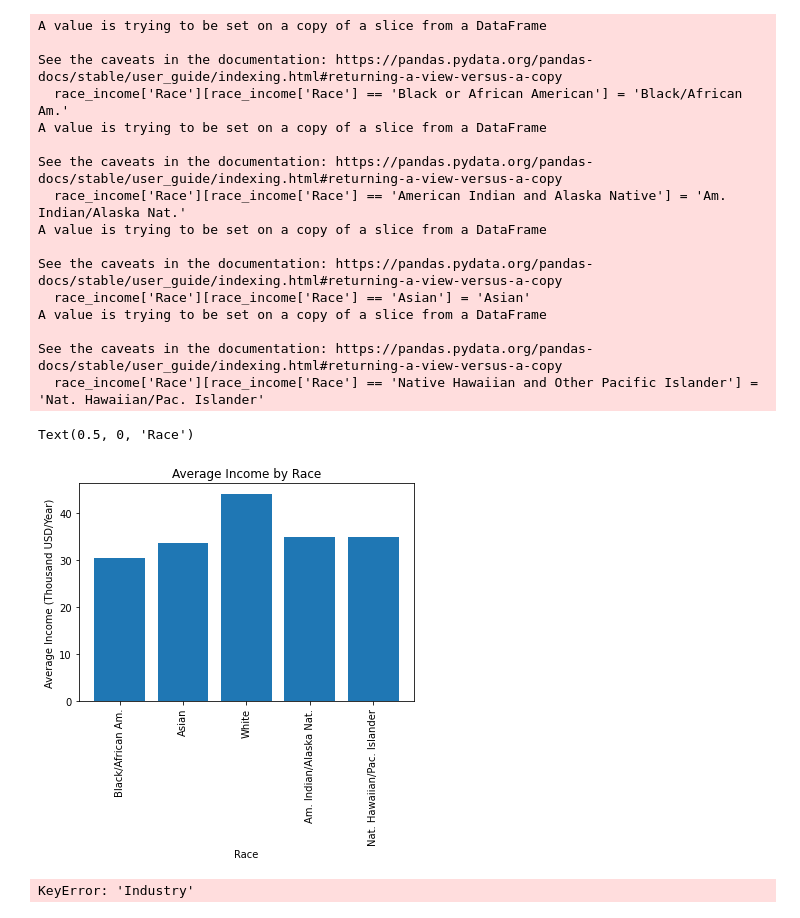
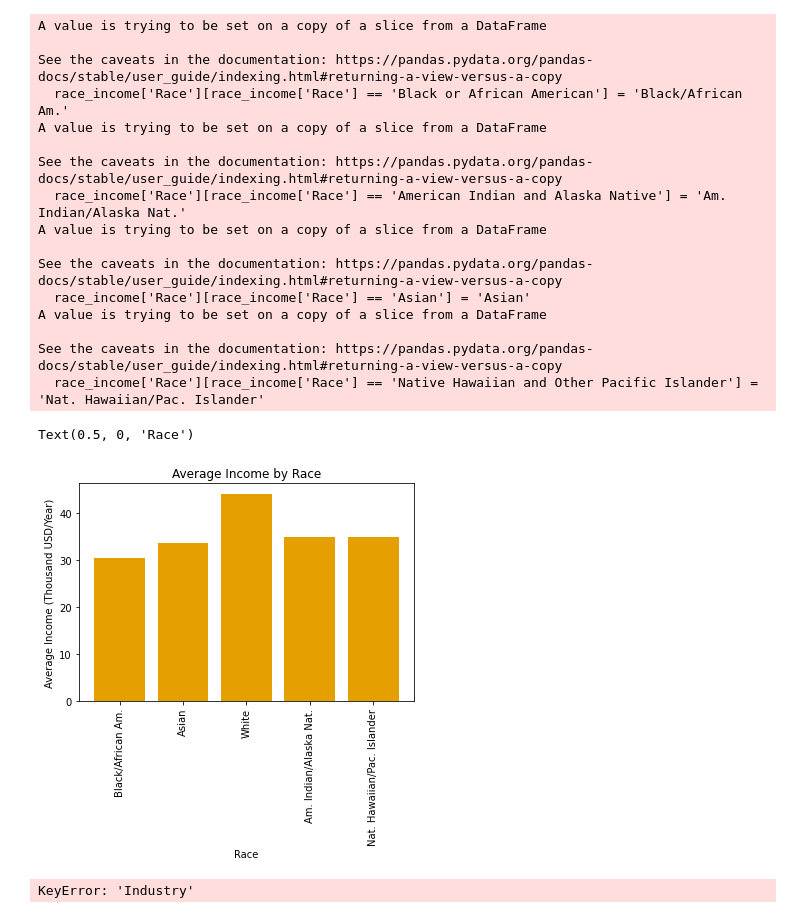
Before and after one commit to jackrlynn3/pandas-census-grp-5, a Jupyter notebook: visualizations.ipynb, the cells around one changed output. Drawn from its saved outputs; the diff is of its cells as text; code cells hidden in the pictures.

Commit message:
Finished race graphs

```diff
--- a/visualizations.ipynb
+++ b/visualizations.ipynb
@@ -234,35 +242,35 @@ race_income['Race'][race_income['Race'] == 'American Indian and Alaska Native']
 race_income['Race'][race_income['Race'] == 'Asian'] = 'Asian'
 race_income['Race'][race_income['Race'] == 'Native Hawaiian and Other Pacific Islander'] = 'Nat. Hawaiian/Pac. Islander'
 
 # Get only necessary columns
 race_income = race_income[['Race', 'EmployeeCt', 'AnnualPayrollInThousands']]
 race_income['AvgSalary'] = race_income['AnnualPayrollInThousands'] / race_income['EmployeeCt']
 fig, ax = plt.subplots()
 labels = np.arange(len(race_income['Race']))
-p6 = ax.bar(race_income['Race'], race_income['AvgSalary'])
+p6 = ax.bar(race_income['Race'], race_income['AvgSalary'], color='#E69F00')
 ax.set_xticks(labels, labels=(list(race_income['Race'])), rotation=90)
 ax.set_title('Average Income by Race')
 ax.set_ylabel('Average Income (Thousand USD/Year)')
 ax.set_xlabel('Race')
 # %% [output]
 A value is trying to be set on a copy of a slice from a DataFrame
 
 See the caveats in the documentation: https://pandas.pydata.org/pandas-docs/stable/user_guide/indexing.html#returning-a-view-versus-a-copy
   race_income['Race'][race_income['Race'] == 'Black or African American'] = 'Black/African Am.'
 A value is trying to be set on a copy of a slice from a DataFrame
 
 See the caveats in the documentation: https://pandas.pydata.org/pandas-docs/stable/user_guide/indexing.html#returning-a-view-versus-a-copy
   race_income['Race'][race_income['Race'] == 'American Indian and Alaska Native'] = 'Am. Indian/Alaska Nat.'
 A value is trying to be set on a copy of a slice from a DataFrame
 
 See the caveats in the documentation: https://pandas.pydata.org/pandas-docs/stable/user_guide/indexing.html#returning-a-view-versus-a-copy
   race_income['Race'][race_income['Race'] == 'Asian'] = 'Asian'
 A value is trying to be set on a copy of a slice from a DataFrame
 
 See the caveats in the documentation: https://pandas.pydata.org/pandas-docs/stable/user_guide/indexing.html#returning-a-view-versus-a-copy
   race_income['Race'][race_income['Race'] == 'Native Hawaiian and Other Pacific Islander'] = 'Nat. Hawaiian/Pac. Islander'
 Text(0.5, 0, 'Race')
-[figure, old version]
+[figure, new version]
 # %%
 #Percentage of businesses owned by women over the different “owned since” time periods
 # Get only the wanted part of data
```
Also changed, not shown: parts of 7 cells of this notebook.
